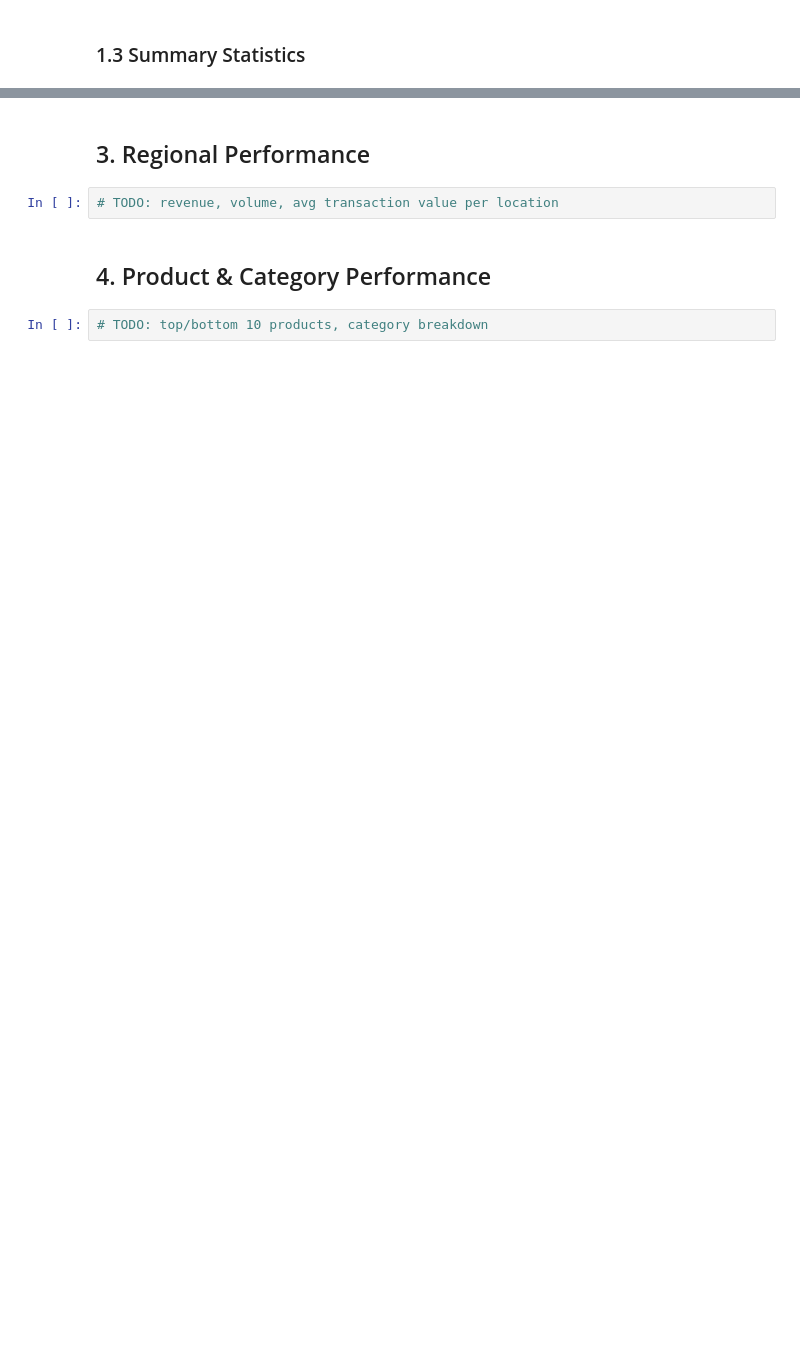
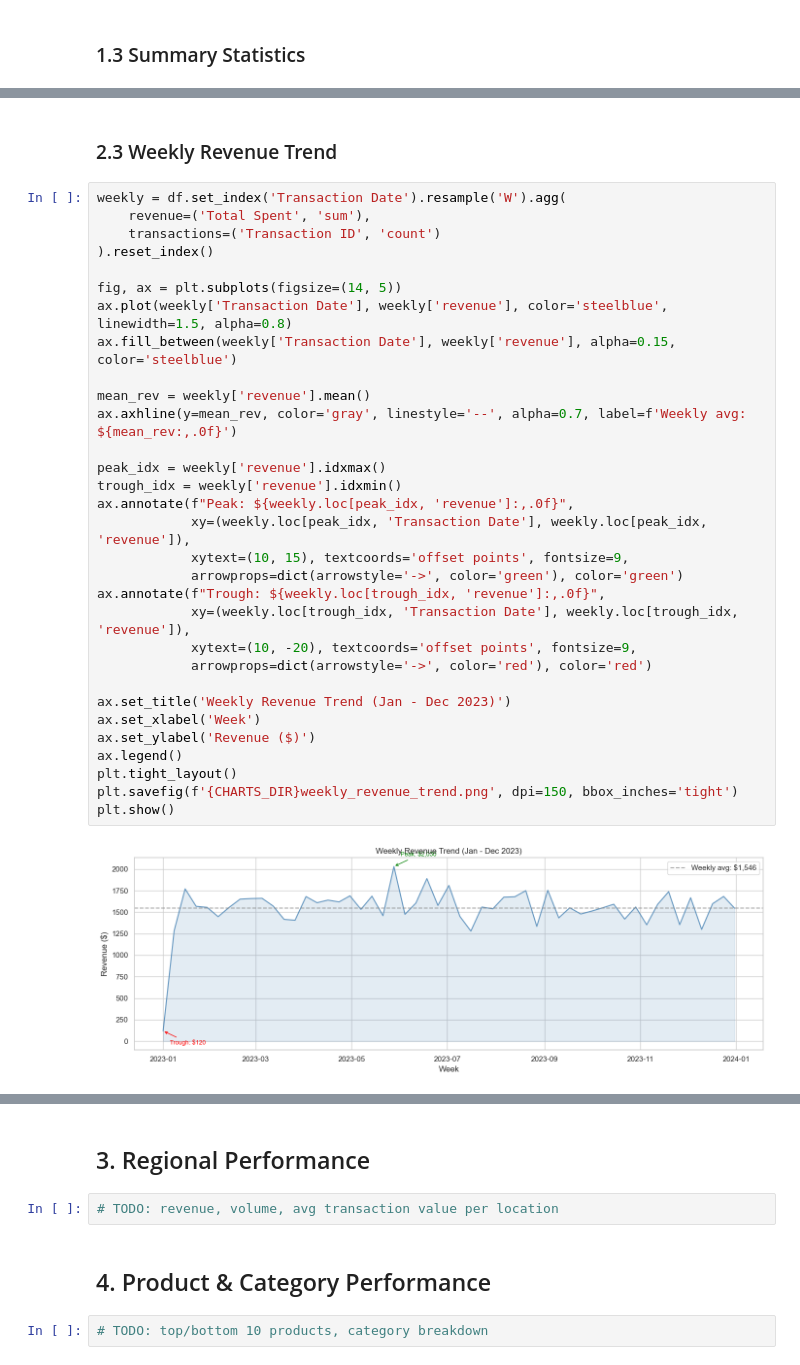
Before and after one commit to monish-ssc/canai-cafe-team-a, a Jupyter notebook: notebooks/02_eda_insights.ipynb, the cells around one changed output, grey strips where cells are left out. Cells and saved outputs as stored; diff of their text form; blank space fills up the shorter version.

```diff
--- a/notebooks/02_eda_insights.ipynb
+++ b/notebooks/02_eda_insights.ipynb
@@ -73,0 +181,35 @@ df[['Quantity', 'Price Per Unit', 'Total Spent']].describe()
+# %% [markdown]
+### 2.3 Weekly Revenue Trend
+# %%
+weekly = df.set_index('Transaction Date').resample('W').agg(
+    revenue=('Total Spent', 'sum'),
+    transactions=('Transaction ID', 'count')
+).reset_index()
+
+fig, ax = plt.subplots(figsize=(14, 5))
+ax.plot(weekly['Transaction Date'], weekly['revenue'], color='steelblue', linewidth=1.5, alpha=0.8)
+ax.fill_between(weekly['Transaction Date'], weekly['revenue'], alpha=0.15, color='steelblue')
+
+mean_rev = weekly['revenue'].mean()
+ax.axhline(y=mean_rev, color='gray', linestyle='--', alpha=0.7, label=f'Weekly avg: ${mean_rev:,.0f}')
+
+peak_idx = weekly['revenue'].idxmax()
+trough_idx = weekly['revenue'].idxmin()
+ax.annotate(f"Peak: ${weekly.loc[peak_idx, 'revenue']:,.0f}",
+            xy=(weekly.loc[peak_idx, 'Transaction Date'], weekly.loc[peak_idx, 'revenue']),
+            xytext=(10, 15), textcoords='offset points', fontsize=9,
+            arrowprops=dict(arrowstyle='->', color='green'), color='green')
+ax.annotate(f"Trough: ${weekly.loc[trough_idx, 'revenue']:,.0f}",
+            xy=(weekly.loc[trough_idx, 'Transaction Date'], weekly.loc[trough_idx, 'revenue']),
+            xytext=(10, -20), textcoords='offset points', fontsize=9,
+            arrowprops=dict(arrowstyle='->', color='red'), color='red')
+
+ax.set_title('Weekly Revenue Trend (Jan - Dec 2023)')
+ax.set_xlabel('Week')
+ax.set_ylabel('Revenue ($)')
+ax.legend()
+plt.tight_layout()
+plt.savefig(f'{CHARTS_DIR}weekly_revenue_trend.png', dpi=150, bbox_inches='tight')
+plt.show()
+# %% [output]
+[figure, added]
```
Also changed, not shown: parts of 19 cells of this notebook, 6 other files.
